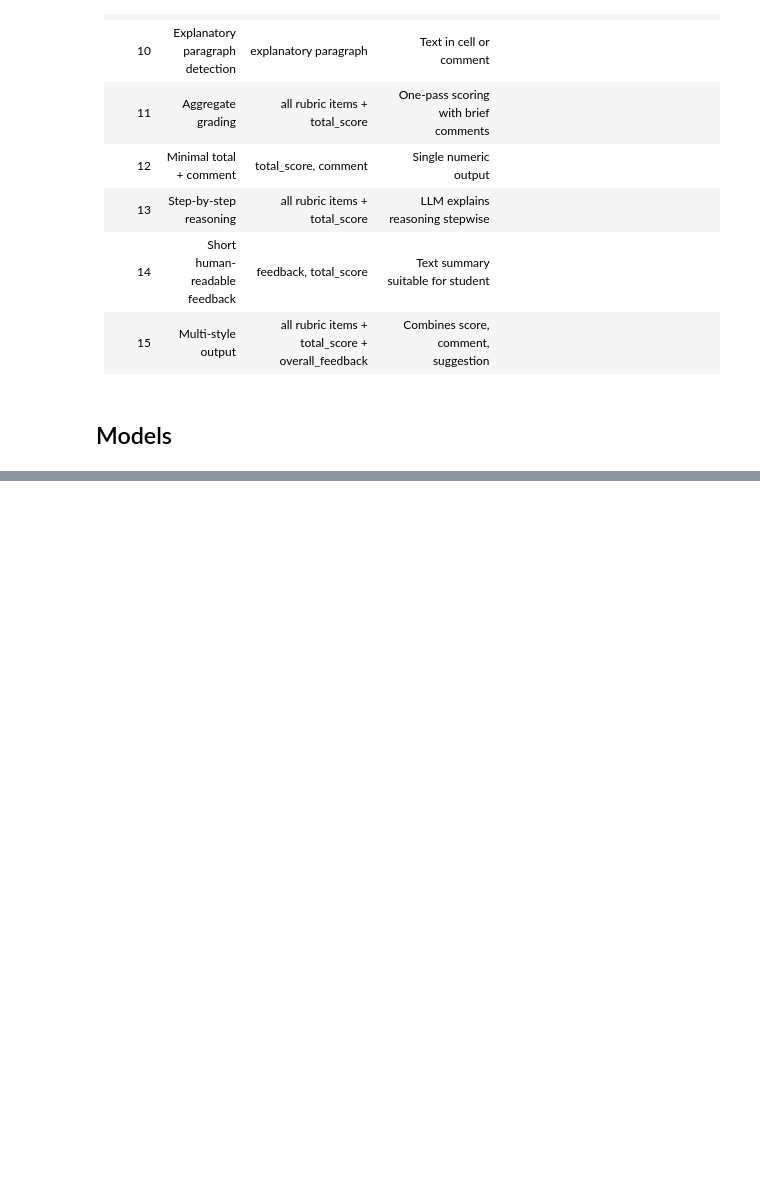
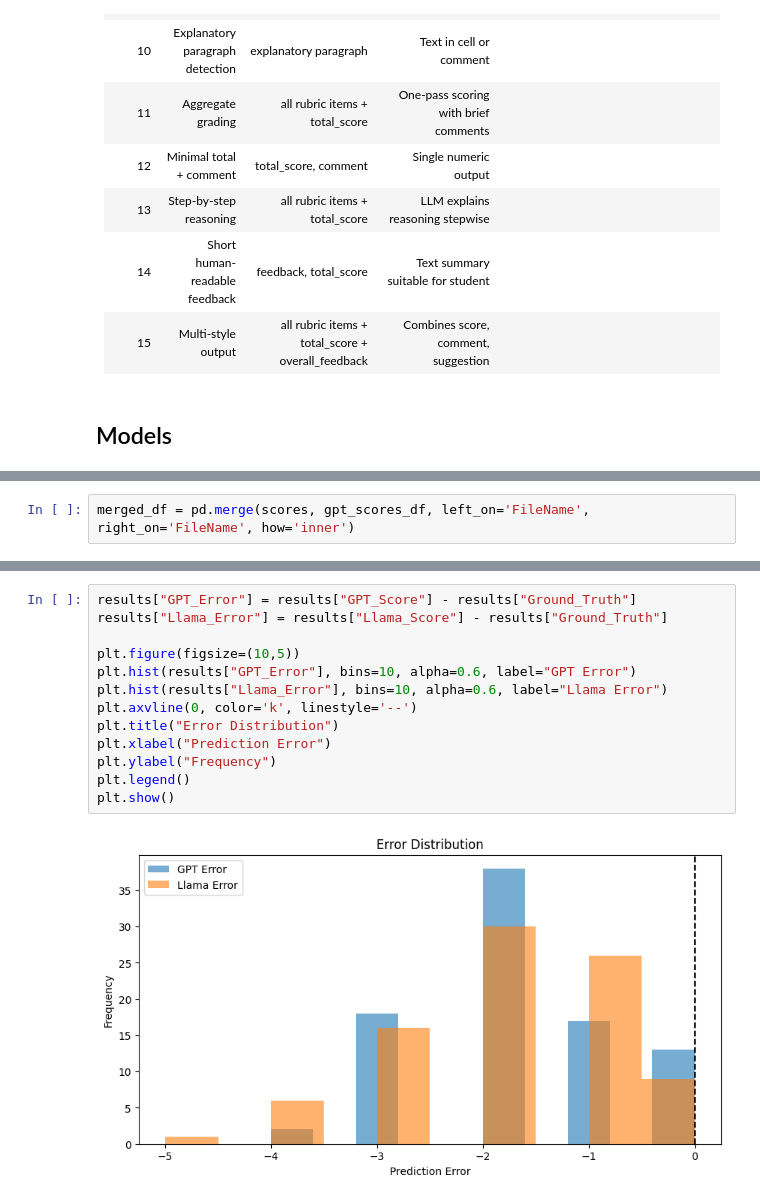
Before and after one commit to trinabrough/CS533_Semester_Project, a Jupyter notebook: FinalProject.ipynb, the cells around one changed output, grey strips where cells are left out. Cells and saved outputs as stored; diff of their text form; blank space fills up the shorter version.

```diff
--- a/FinalProject.ipynb
+++ b/FinalProject.ipynb
@@ -628,0 +1247,2 @@ Likely need careful prompt engineering or fine-tuning to handle structured JSON
+# %%
+merged_df = pd.merge(scores, gpt_scores_df, left_on='FileName', right_on='FileName', how='inner')
@@ -628,0 +1403,15 @@ Likely need careful prompt engineering or fine-tuning to handle structured JSON
+# %%
+results["GPT_Error"] = results["GPT_Score"] - results["Ground_Truth"]
+results["Llama_Error"] = results["Llama_Score"] - results["Ground_Truth"]
+
+plt.figure(figsize=(10,5))
+plt.hist(results["GPT_Error"], bins=10, alpha=0.6, label="GPT Error")
+plt.hist(results["Llama_Error"], bins=10, alpha=0.6, label="Llama Error")
+plt.axvline(0, color='k', linestyle='--')
+plt.title("Error Distribution")
+plt.xlabel("Prediction Error")
+plt.ylabel("Frequency")
+plt.legend()
+plt.show()
+# %% [output]
+[figure, added]
```
Also changed, not shown: parts of 117 cells of this notebook.
